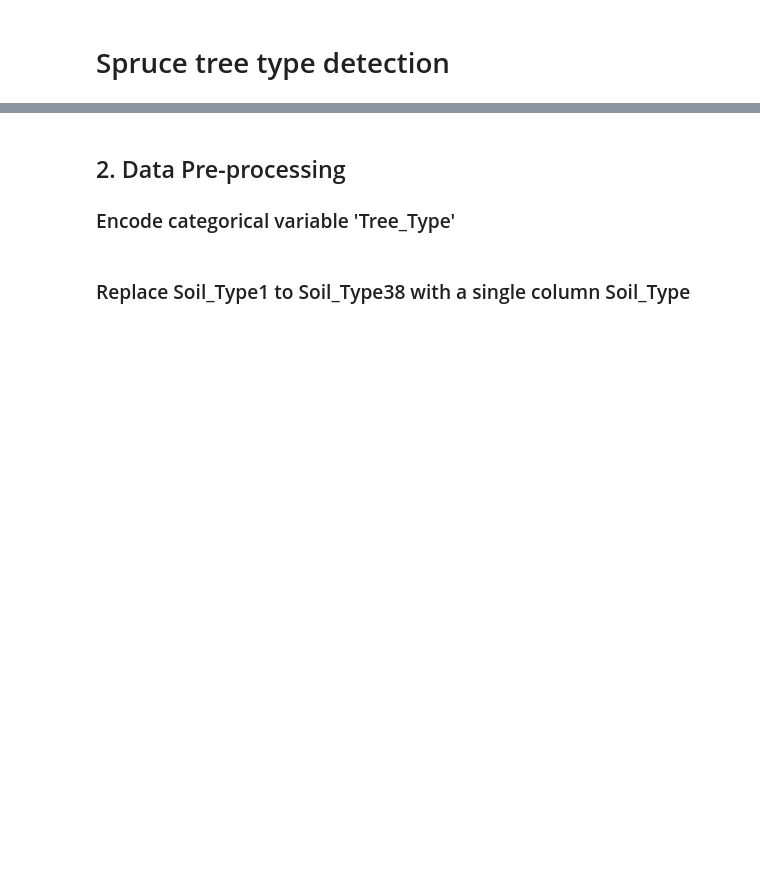
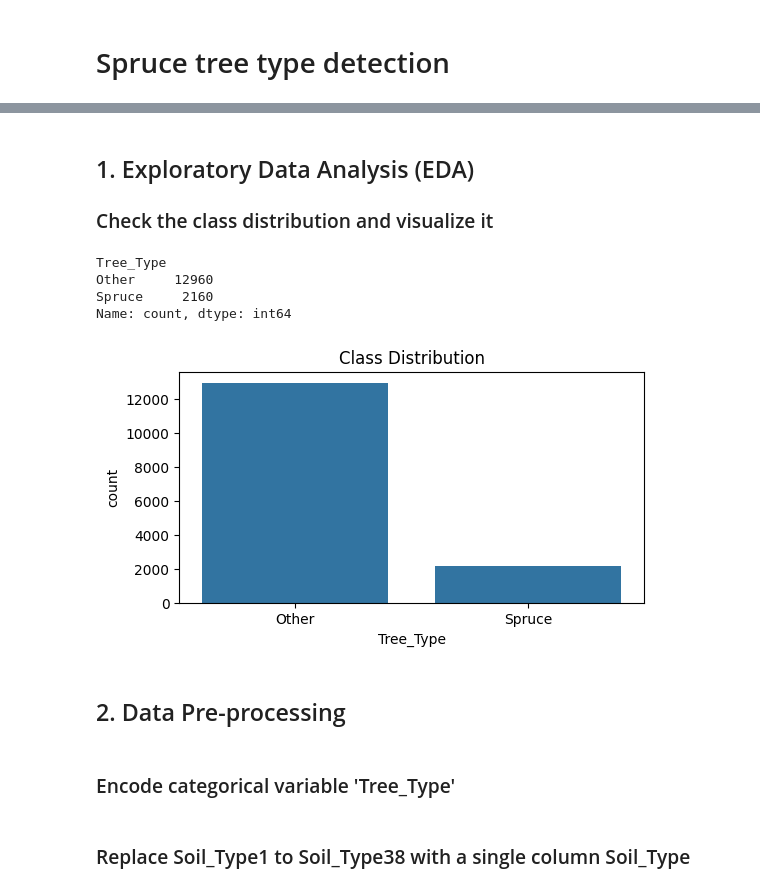
Before and after one commit to leonor-f/AIprojects, a Jupyter notebook: proj2/spruce_tree.ipynb, the cells around one changed output, grey strips where cells are left out. Saved outputs shown, nothing was run; the diff lists cells and outputs as text; code cells hidden in the pictures; blank space fills up the shorter version.

```diff
--- a/proj2/spruce_tree.ipynb
+++ b/proj2/spruce_tree.ipynb
@@ -3,11 +37,23 @@
+# %% [markdown]
+## 1. Exploratory Data Analysis (EDA)
+### Check the class distribution and visualize it
 # %%
-plt.figure(figsize=(8, 6))
+print(data['Tree_Type'].value_counts())
+
+plt.figure(figsize=(6, 3))
 sns.countplot(x='Tree_Type', data=data)
 plt.title('Class Distribution')
 plt.show()
+# %% [output]
+Tree_Type
+Other     12960
+Spruce     2160
+Name: count, dtype: int64
+[figure, added]
 # %% [markdown]
 ## 2. Data Pre-processing
-### Encode categorical variable 'Tree_Type'
+# %% [markdown]
+### Encode categorical variable 'Tree_Type'
 # %%
 label_encoder = LabelEncoder()
 data['Tree_Type'] = label_encoder.fit_transform(data['Tree_Type'])
```
Also changed, not shown: parts of 25 cells of this notebook.
